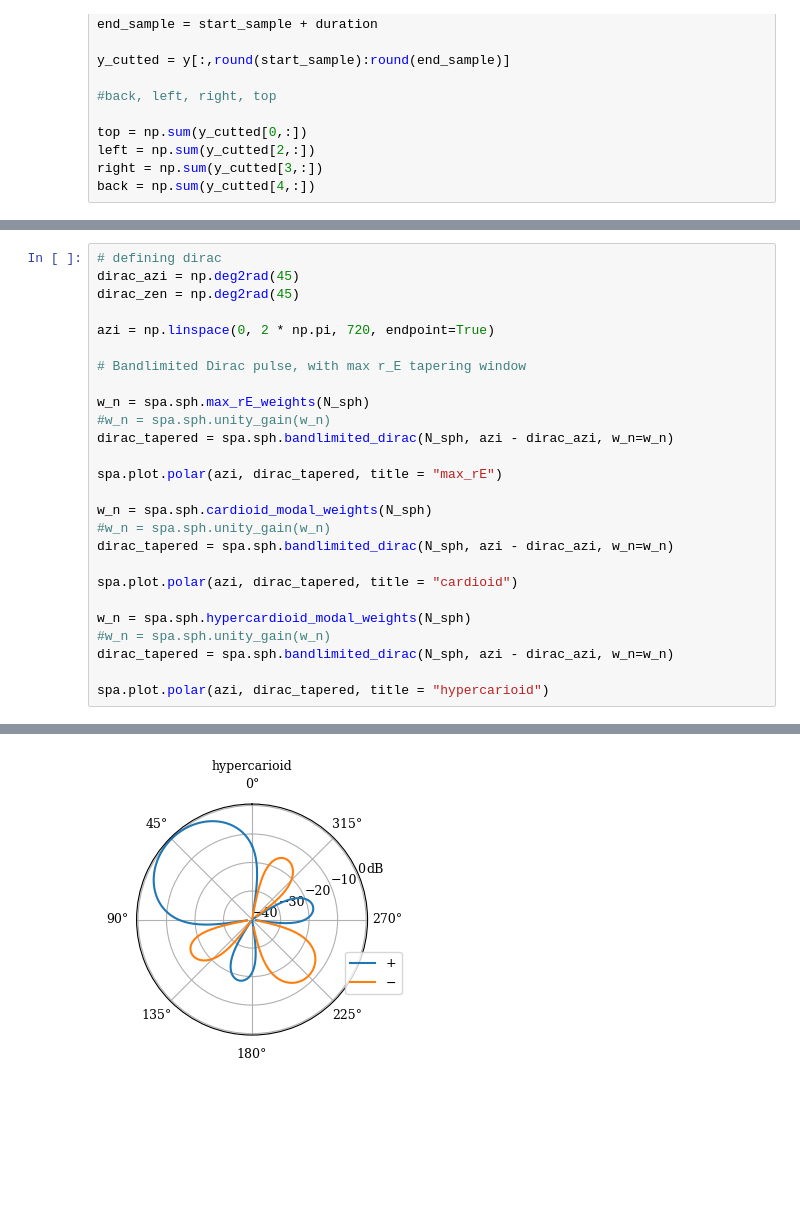
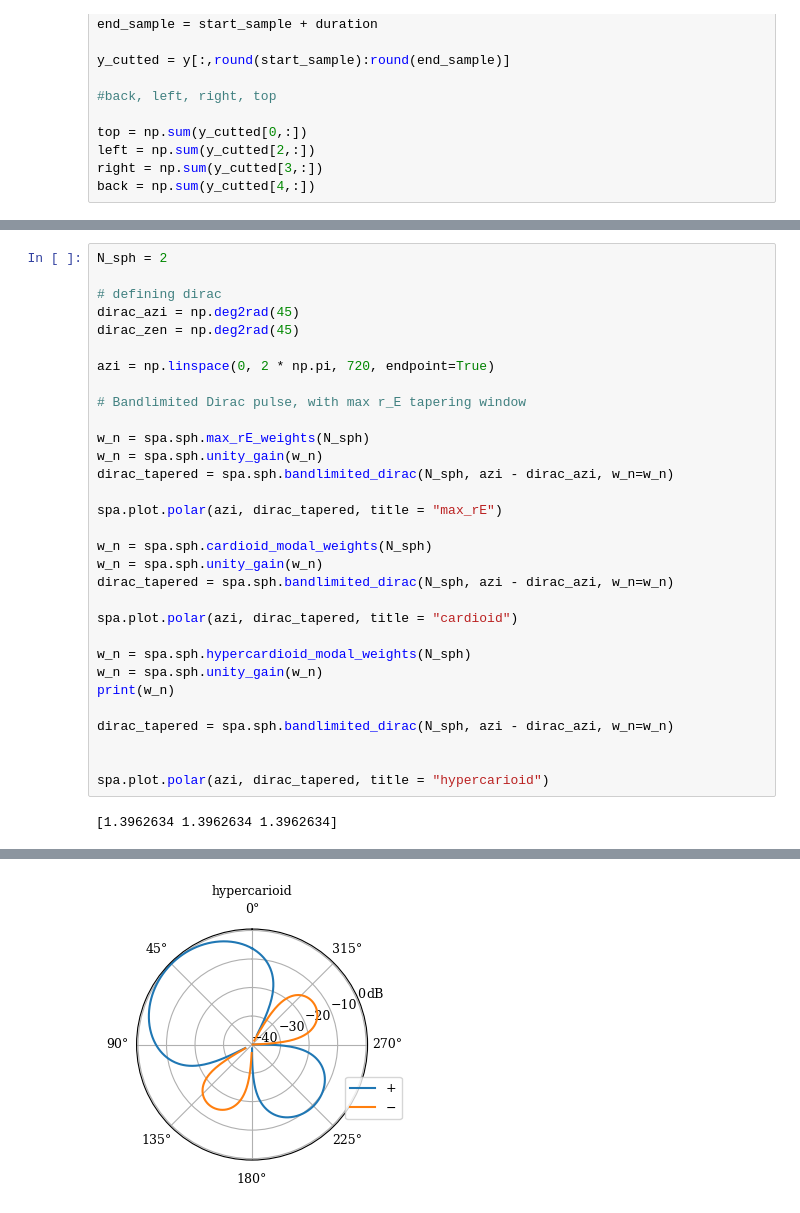
Before and after one commit to Floloffel/VAR-Project, a Jupyter notebook: Private testing/Avijah/beam_pattern.ipynb, the cells around one changed output, grey strips where cells are left out. Drawn from its saved outputs; the diff is of its cells as text; blank space fills up the shorter version.

```diff
--- a/Private testing/Avijah/beam_pattern.ipynb
+++ b/Private testing/Avijah/beam_pattern.ipynb
@@ -258,4 +259,6 @@ plot_filter(w_nm_sb, azi_steps=3, el_steps=5)
 # %%
+N_sph = 2
+
 # defining dirac
 dirac_azi = np.deg2rad(45)
 dirac_zen = np.deg2rad(45)
@@ -265,20 +268,24 @@ azi = np.linspace(0, 2 * np.pi, 720, endpoint=True)
 # Bandlimited Dirac pulse, with max r_E tapering window
 
 w_n = spa.sph.max_rE_weights(N_sph)
-#w_n = spa.sph.unity_gain(w_n)
+w_n = spa.sph.unity_gain(w_n)
 dirac_tapered = spa.sph.bandlimited_dirac(N_sph, azi - dirac_azi, w_n=w_n)
 
 spa.plot.polar(azi, dirac_tapered, title = "max_rE")
 
 w_n = spa.sph.cardioid_modal_weights(N_sph)
-#w_n = spa.sph.unity_gain(w_n)
+w_n = spa.sph.unity_gain(w_n)
 dirac_tapered = spa.sph.bandlimited_dirac(N_sph, azi - dirac_azi, w_n=w_n)
 
 spa.plot.polar(azi, dirac_tapered, title = "cardioid")
 
 w_n = spa.sph.hypercardioid_modal_weights(N_sph)
-#w_n = spa.sph.unity_gain(w_n)
+w_n = spa.sph.unity_gain(w_n)
+print(w_n)
+
 dirac_tapered = spa.sph.bandlimited_dirac(N_sph, azi - dirac_azi, w_n=w_n)
 
+
 spa.plot.polar(azi, dirac_tapered, title = "hypercarioid")
 # %% [output]
+[1.3962634 1.3962634 1.3962634]
@@ -287 +294 @@ spa.plot.polar(azi, dirac_tapered, title = "hypercarioid")
-[figure, old version]
+[figure, new version]
```
Also changed, not shown: parts of 8 cells of this notebook.
